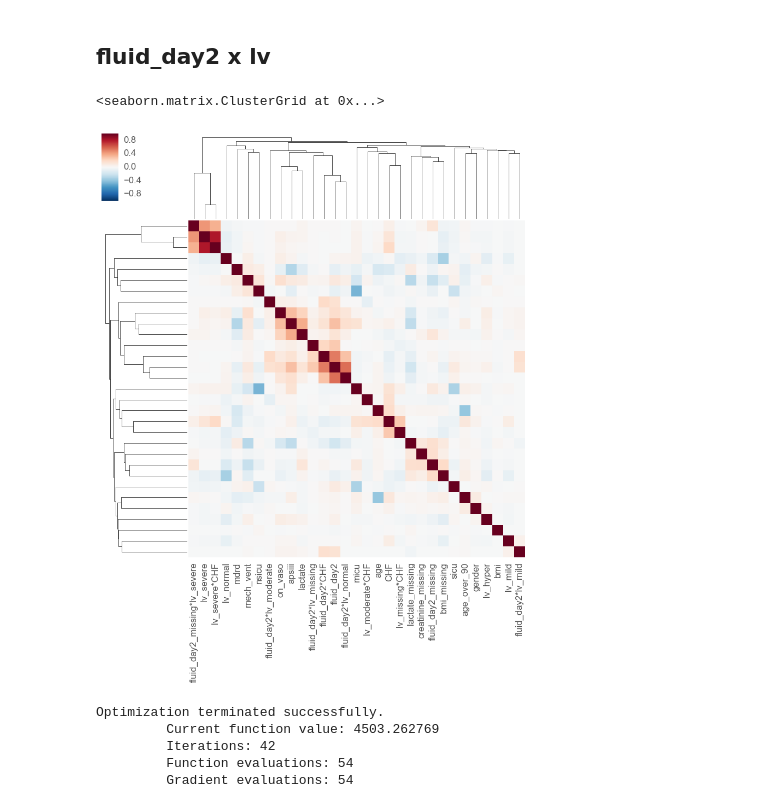
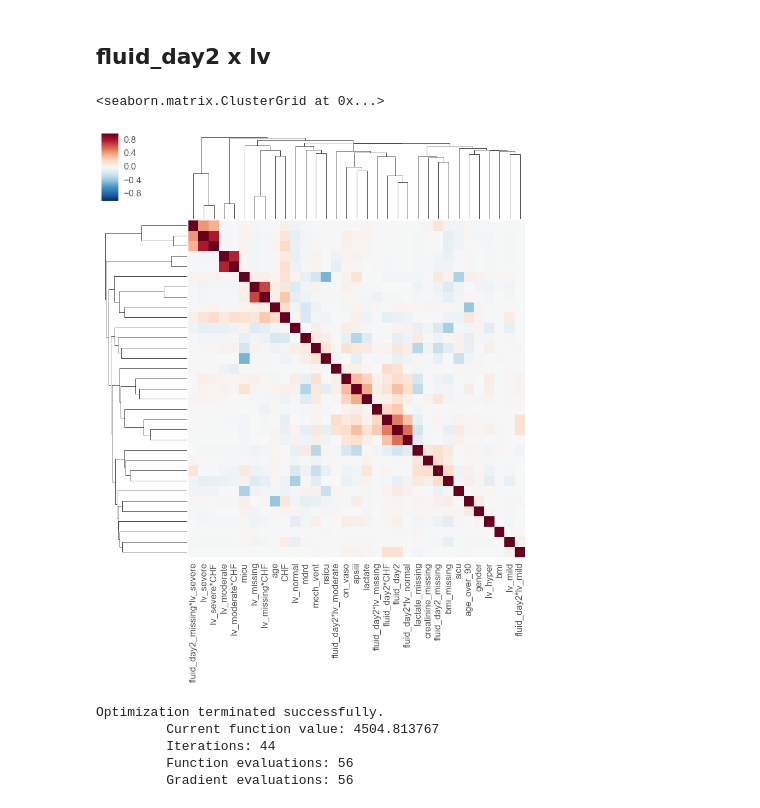
Before and after one commit to yhtgrace/echo, a Jupyter notebook: notebooks/170503_modeling_GY.ipynb, the cells around one changed output. Drawn from its saved outputs; the diff is of its cells as text; code cells hidden in the pictures.

```diff
--- a/notebooks/170503_modeling_GY.ipynb
+++ b/notebooks/170503_modeling_GY.ipynb
@@ -434,6 +434,8 @@ def logistic(X, y, l=1.0):
 fluid_fs = 'fluid_day1'
 echo_fs = 'rvcav'
 
-Xb = Xs[(fluid_fs, echo_fs)].loc[:,coefs[(fluid_fs, echo_fs)].abs() > 0]
+Xb = Xs[(fluid_fs, echo_fs)].loc[:,(coefs[(fluid_fs, echo_fs)].abs() > 0) |
+    pd.Series(['*' not in c for c in coefs[(fluid_fs, echo_fs)].index], index = coefs[(fluid_fs, echo_fs)].index)]
 sns.clustermap(Xb.corr(), yticklabels = False)
+Xb.shape
 # %% [output]
@@ -583,7 +585,8 @@ _ = plt.legend(loc = 'best')
 fluid_fs = 'fluid_day3'
 echo_fs = 'rvcav'
 
-Xb = Xs[(fluid_fs, echo_fs)].loc[:,coefs[(fluid_fs, echo_fs)].abs() > 0]
+Xb = Xs[(fluid_fs, echo_fs)].loc[:,(coefs[(fluid_fs, echo_fs)].abs() > 0) |
+    pd.Series(['*' not in c for c in coefs[(fluid_fs, echo_fs)].index], index = coefs[(fluid_fs, echo_fs)].index)]
 sns.clustermap(Xb.corr(), yticklabels = False)
 # %% [output]
 <seaborn.matrix.ClusterGrid at 0x...>
@@ -731,12 +734,13 @@ _ = plt.legend(loc = 'best')
 # %%
 fluid_fs = 'fluid_day2'
 echo_fs = 'lv'
 
-Xb = Xs[(fluid_fs, echo_fs)].loc[:,coefs[(fluid_fs, echo_fs)].abs() > 0]
+Xb = Xs[(fluid_fs, echo_fs)].loc[:,(coefs[(fluid_fs, echo_fs)].abs() > 0) |
+    pd.Series(['*' not in c for c in coefs[(fluid_fs, echo_fs)].index], index = coefs[(fluid_fs, echo_fs)].index)]
 sns.clustermap(Xb.corr(), yticklabels = False)
 # %% [output]
 <seaborn.matrix.ClusterGrid at 0x...>
-[figure, old version]
+[figure, new version]
 # %%
 with pm.Model() as model:
     logistic(Xb, y)
@@ -745,10 +749,10 @@ with pm.Model() as model:
     trace = pm.sample(2000, step)
 # %% [output]
 Optimization terminated successfully.
-         Current function value: 4503.262769
-         Iterations: 42
-         Function evaluations: 54
-         Gradient evaluations: 54
+         Current function value: 4504.813767
+         Iterations: 44
+         Function evaluations: 56
+         Gradient evaluations: 56
 # %%
 bayesian_coefs = pd.DataFrame(trace[200:]['beta'], columns = Xb.columns)
 bayesian_coefs['intercept'] = trace[200:]['intercept']
```
Also changed, not shown: parts of 25 cells of this notebook.
